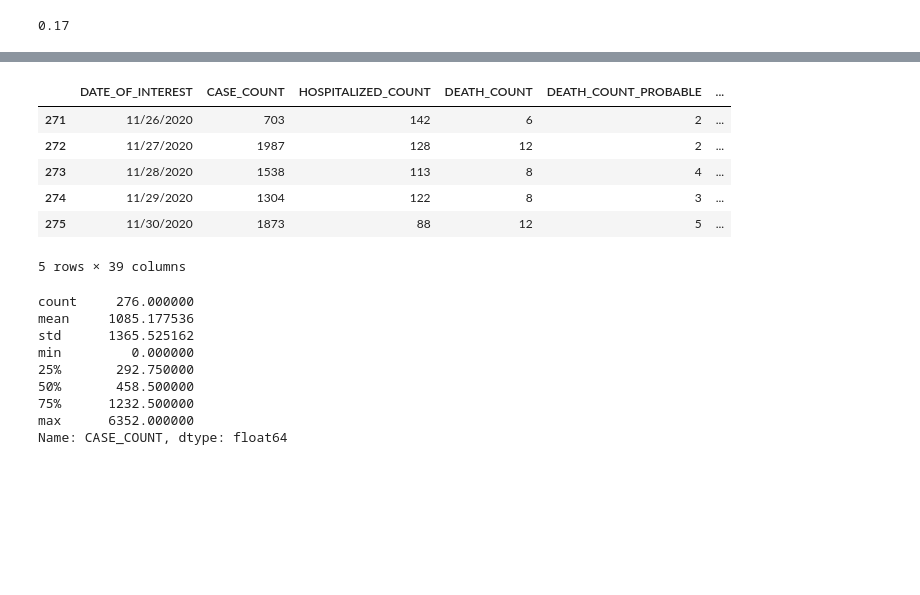
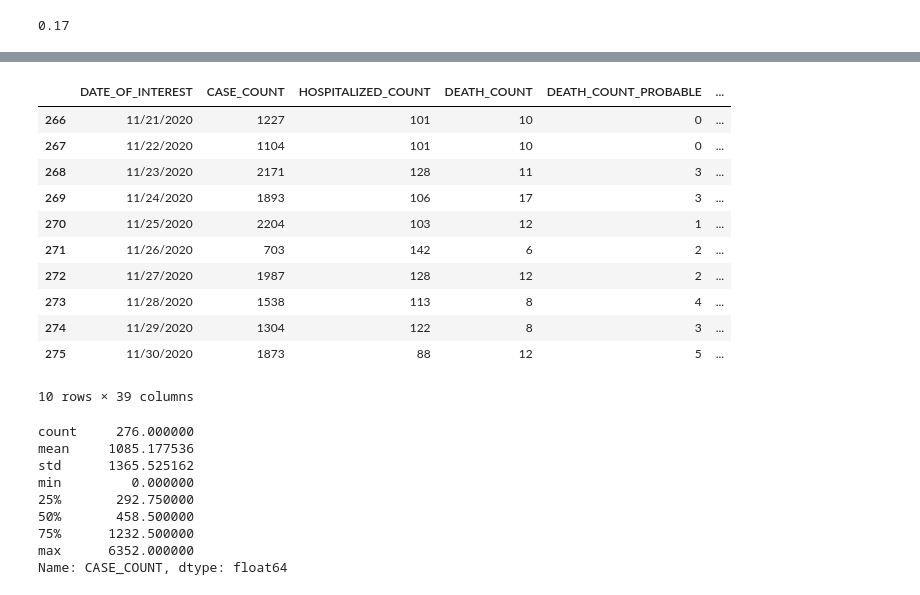
Before and after one commit to LarissaOlimpio/estatisticaPandas, a Jupyter notebook: csv_sales.ipynb, the cells around one changed output, grey strips where cells are left out. Cells and saved outputs as stored; diff of their text form; code cells hidden in the pictures; blank space fills up the shorter version.

```diff
--- a/csv_sales.ipynb
+++ b/csv_sales.ipynb
@@ -40,15 +58,20 @@ st.median(df.Global_Sales)#calculando a mediana
 # %%
 df = pd.read_csv('COVID-19_Daily_Counts_of_Cases__Hospitalizations__and_Deaths.csv')
 
-df.tail()
+df.tail(10)
 # %% [output]
 |  | DATE_OF_INTEREST | CASE_COUNT | HOSPITALIZED_COUNT | DEATH_COUNT | DEATH_COUNT_PROBABLE | ... |
+| 266 | 11/21/2020 | 1227 | 101 | 10 | 0 | ... |
+| 267 | 11/22/2020 | 1104 | 101 | 10 | 0 | ... |
+| 268 | 11/23/2020 | 2171 | 128 | 11 | 3 | ... |
+| 269 | 11/24/2020 | 1893 | 106 | 17 | 3 | ... |
+| 270 | 11/25/2020 | 2204 | 103 | 12 | 1 | ... |
 | 271 | 11/26/2020 | 703 | 142 | 6 | 2 | ... |
 | 272 | 11/27/2020 | 1987 | 128 | 12 | 2 | ... |
 | 273 | 11/28/2020 | 1538 | 113 | 8 | 4 | ... |
 | 274 | 11/29/2020 | 1304 | 122 | 8 | 3 | ... |
 | 275 | 11/30/2020 | 1873 | 88 | 12 | 5 | ... |
-5 rows × 39 columns
+10 rows × 39 columns
 # %%
 df['CASE_COUNT'].describe() #resumo estatistico
 # %% [output]
```
Also changed, not shown: parts of 4 cells of this notebook.
